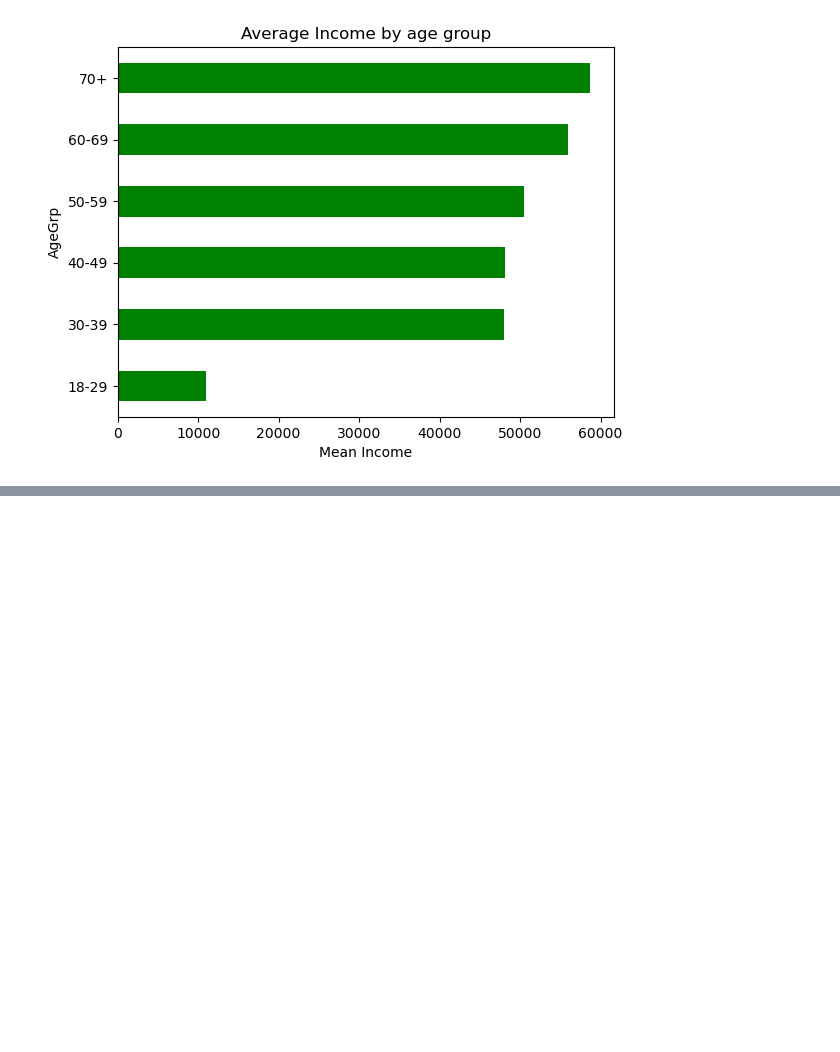
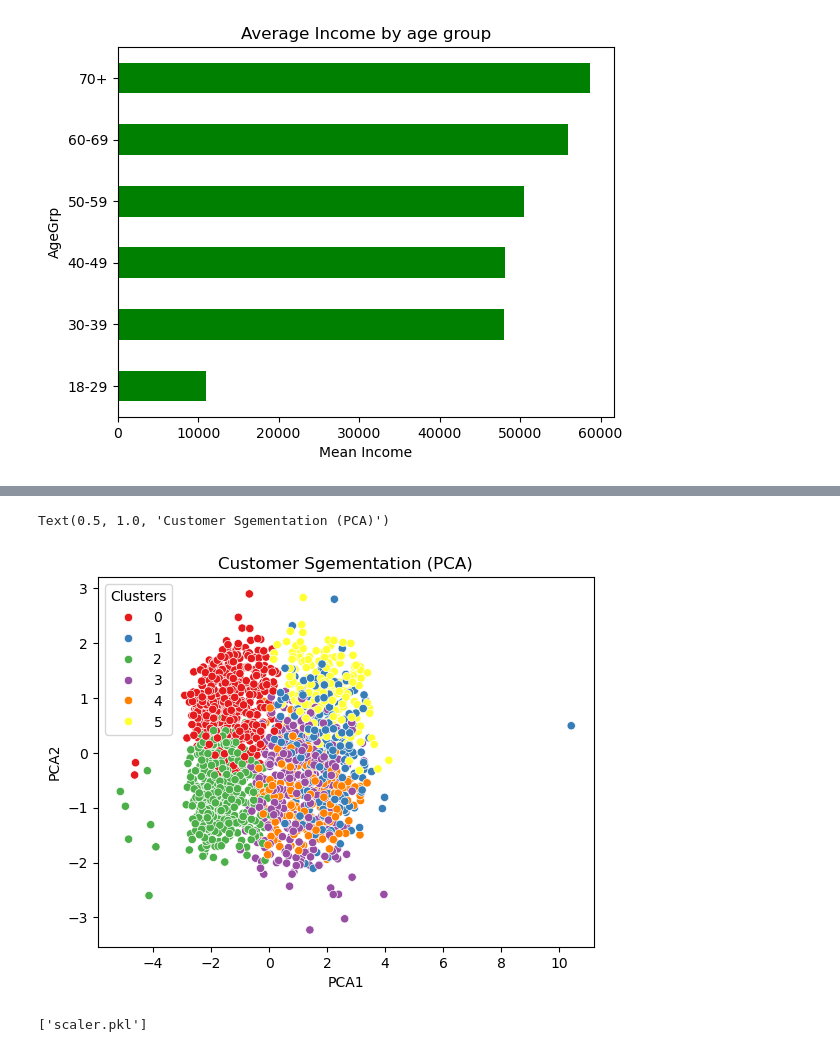
Before and after one commit to dsanmol/Customer_Segmentation_Analysis, a Jupyter notebook: model_train_analysis.ipynb, the cells around one changed output, grey strips where cells are left out. Cells and saved outputs as stored; diff of their text form; code cells hidden in the pictures; blank space fills up the shorter version.

Commit message:
Add files via upload
Model Training and Basic App implementation on Local Host

```diff
--- a/model_train_analysis.ipynb
+++ b/model_train_analysis.ipynb
@@ -421,0 +510,3 @@ Text(0.5, 0, 'Mean Income')
+# %%
+kmeans=KMeans(n_clusters=6)
+data["Clusters"]=kmeans.fit_predict(X_scaled)
@@ -421,0 +607,14 @@ Text(0.5, 0, 'Mean Income')
+# %%
+sns.scatterplot(x="PCA1",y="PCA2",hue="Clusters",data=data,palette="Set1")
+plt.title("Customer Sgementation (PCA)")
+# %% [output]
+Text(0.5, 1.0, 'Customer Sgementation (PCA)')
+[figure, added]
+# %%
+# Model deployment
+import joblib
+
+joblib.dump(kmeans,"kmeans_model.pkl")
+joblib.dump(scaler,"scaler.pkl")
+# %% [output]
+['scaler.pkl']
```
Also changed, not shown: parts of 24 cells of this notebook, 3 other files.
